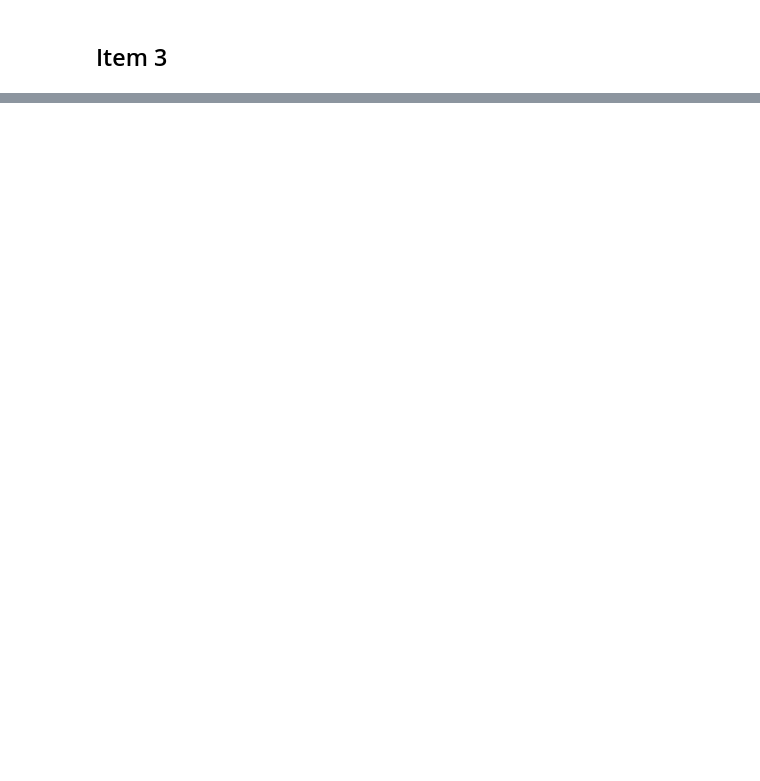
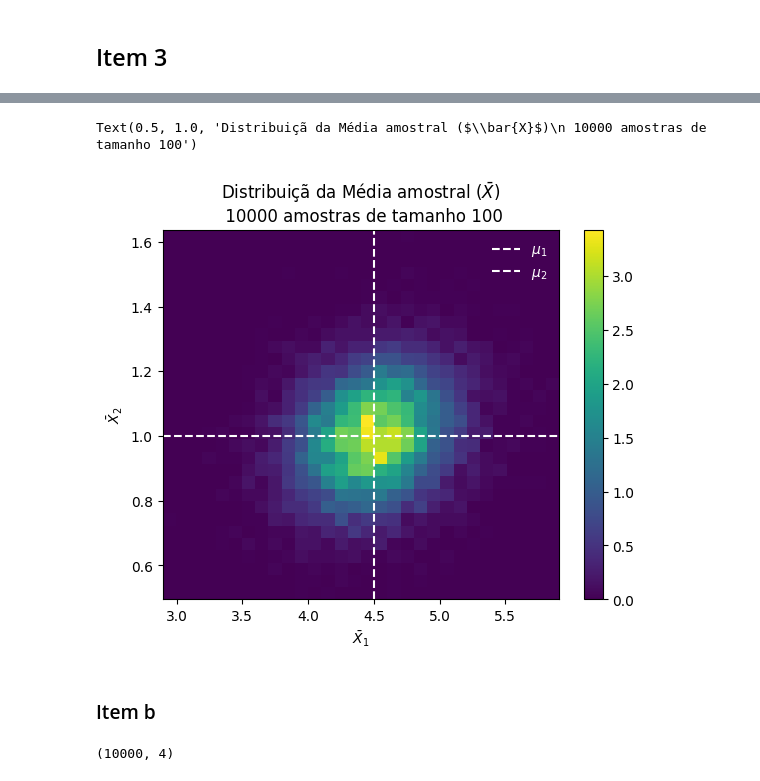
Before and after one commit to estevanmendes/metodos_estatisticos, a Jupyter notebook: prova.ipynb, the cells around one changed output, grey strips where cells are left out. Saved outputs shown, nothing was run; the diff lists cells and outputs as text; code cells hidden in the pictures; blank space fills up the shorter version.

```diff
--- a/prova.ipynb
+++ b/prova.ipynb
@@ -199,0 +231,24 @@ I
+# %%
+
+hist=plt.hist2d(*vetor_medias_amostrais.T,bins=30,density=True)
+mean1=mu[0]
+plt.vlines(mean1,hist[2].min(),hist[2].max(),color='white',linestyle='dashed',label='$\mu_1$')
+mean2=mu[1]
+plt.hlines(mean2,hist[1].min(),hist[1].max(),color='white',linestyle='dashed',label='$\mu_2$')
+plt.legend(frameon=False,labelcolor='white')
+plt.colorbar()
+plt.xlabel(r'$\bar{X}_1$')
+plt.ylabel(r'$\bar{X}_2$')
+plt.title(r'Distribuiçã da Média amostral ($\bar{X}$)'+f'\n {numero_amostras} amostras de tamanho {tamanho_amostral}')
+# %% [output]
+Text(0.5, 1.0, 'Distribuiçã da Média amostral ($\\bar{X}$)\n 10000 amostras de tamanho 100')
+[figure, added]
+# %% [markdown]
+### Item b
+# %%
+vetor_covariancias_amostrais=np.array([np.cov(amostra) for amostra in vetor_amostras_bivariadas])
+vetor_determinante_covariancias_amostrais=np.array([np.linalg.det(cov)  for cov in vetor_covariancias_amostrais])
+vetor_covariancias_amostrais=vetor_covariancias_amostrais.reshape(-1,4,)
+vetor_covariancias_amostrais.shape
+# %% [output]
+(10000, 4)
```
Also changed, not shown: parts of 21 cells of this notebook.
